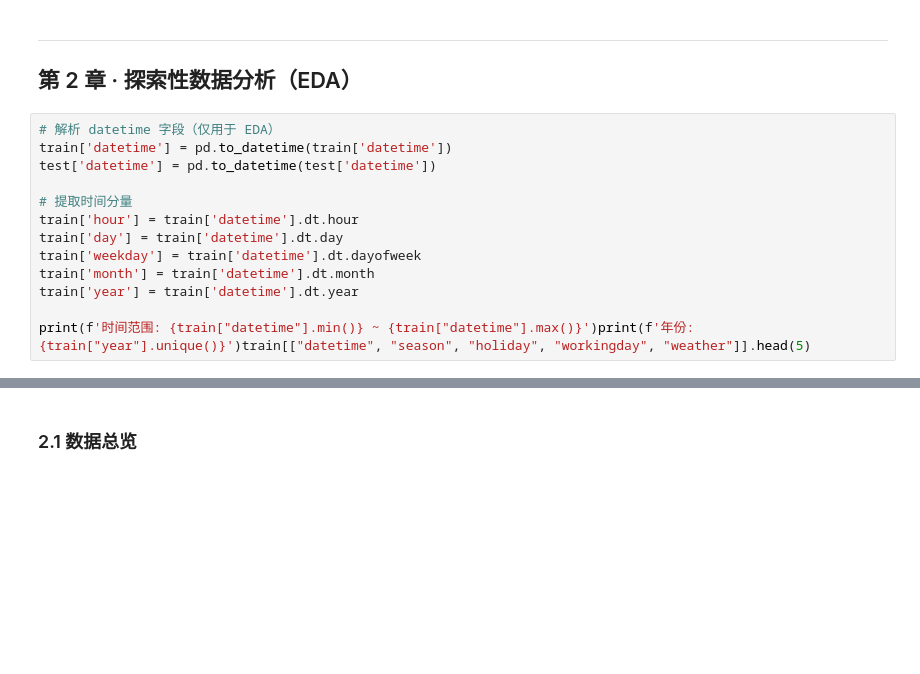
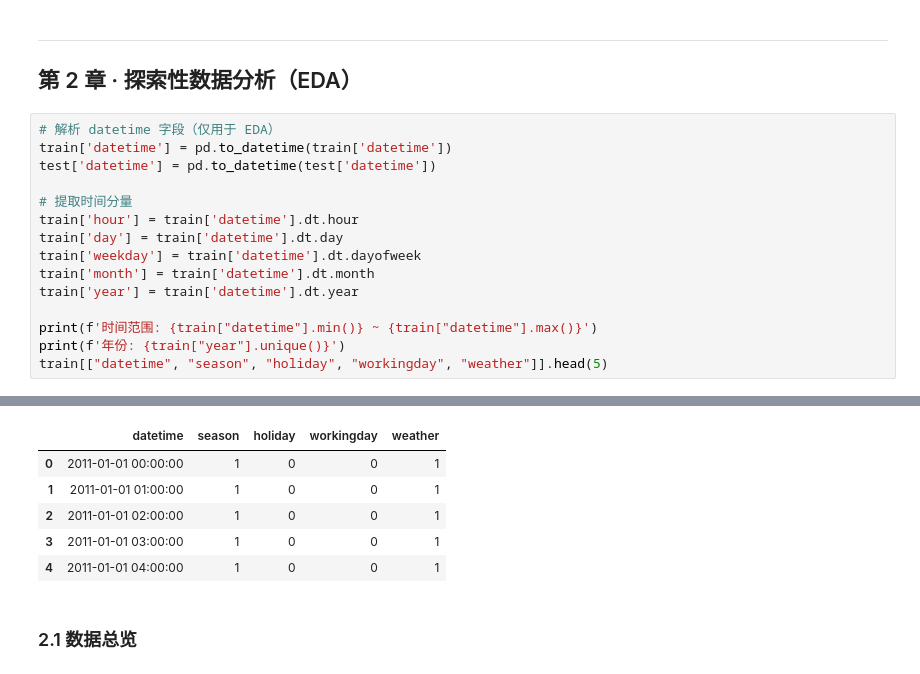
Before and after one commit to LFH24/bike-sharing-analysis, a Jupyter notebook: bike-sharing-analysis.ipynb, the cells around one changed output, grey strips where cells are left out. Cells and saved outputs as stored; diff of their text form; blank space fills up the shorter version.

```diff
--- a/bike-sharing-analysis.ipynb
+++ b/bike-sharing-analysis.ipynb
@@ -86,4 +91,7 @@ train['weekday'] = train['datetime'].dt.dayofweek
 train['month'] = train['datetime'].dt.month
 train['year'] = train['datetime'].dt.year
 
-print(f'时间范围: {train["datetime"].min()} ~ {train["datetime"].max()}')print(f'年份: {train["year"].unique()}')train[["datetime", "season", "holiday", "workingday", "weather"]].head(5)
+print(f'时间范围: {train["datetime"].min()} ~ {train["datetime"].max()}')
+print(f'年份: {train["year"].unique()}')
+train[["datetime", "season", "holiday", "workingday", "weather"]].head(5)
+# %% [output]
@@ -90,3 +100,9 @@ print(f'时间范围: {train["datetime"].min()} ~ {train["datetime"].max()}')pri
+|  | datetime | season | holiday | workingday | weather |
+| 0 | 2011-01-01 00:00:00 | 1 | 0 | 0 | 1 |
+| 1 | 2011-01-01 01:00:00 | 1 | 0 | 0 | 1 |
+| 2 | 2011-01-01 02:00:00 | 1 | 0 | 0 | 1 |
+| 3 | 2011-01-01 03:00:00 | 1 | 0 | 0 | 1 |
+| 4 | 2011-01-01 04:00:00 | 1 | 0 | 0 | 1 |
 # %% [markdown]
 ### 2.1 数据总览
 # %%
```
Also changed, not shown: parts of 44 cells of this notebook, 4 other files.
